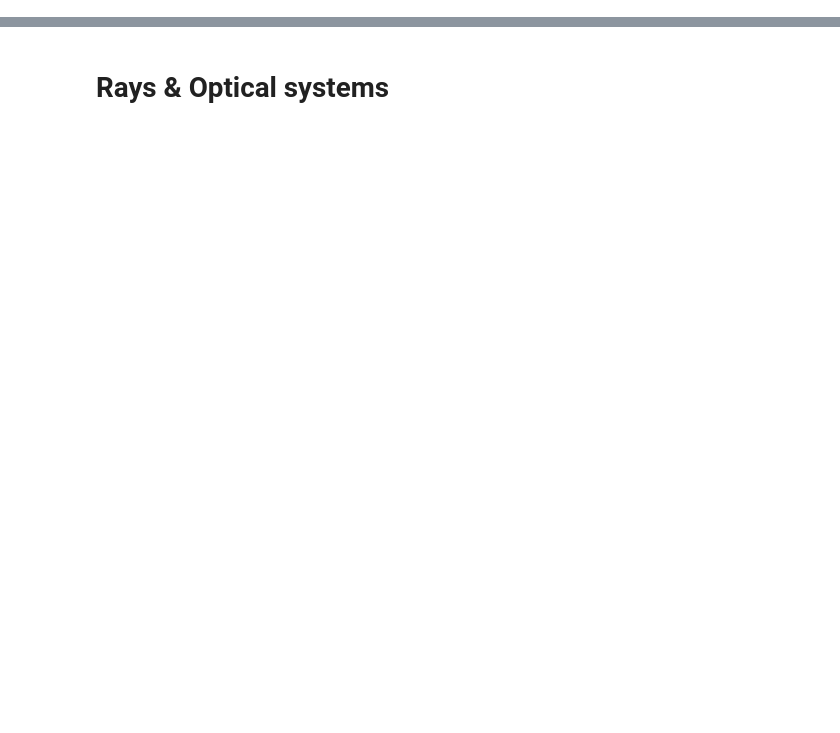
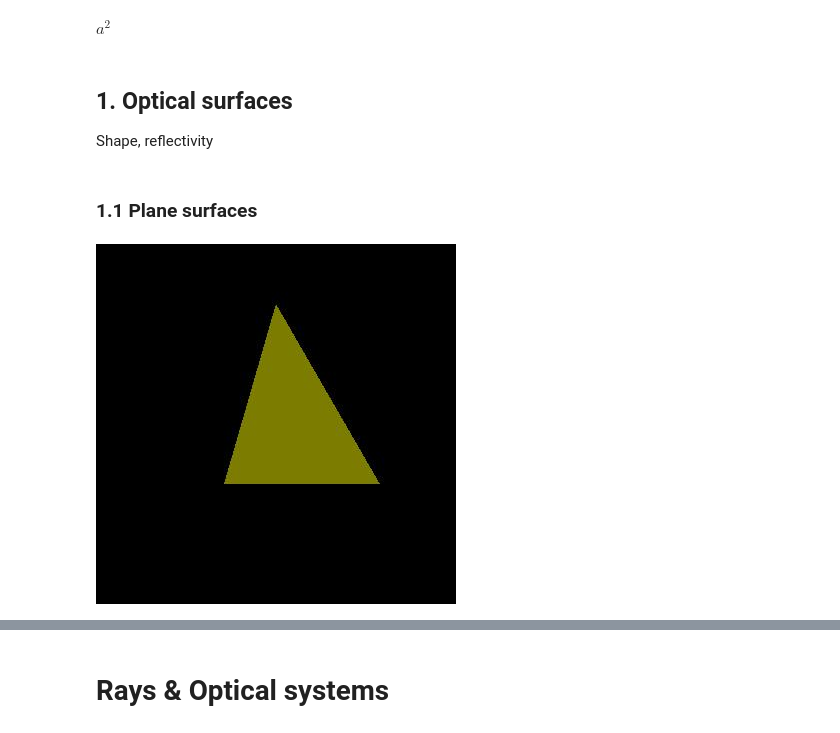
Before and after one commit to cihologramas/pyoptools, a Jupyter notebook: Tutorial.0.ipynb, the cells around one changed output, grey strips where cells are left out. Cells and saved outputs as stored; diff of their text form; code cells hidden in the pictures; blank space fills up the shorter version.

```diff
--- a/Tutorial.0.ipynb
+++ b/Tutorial.0.ipynb
@@ -65,0 +27,18 @@ IdealLens, IdealTLens Comparision
+# %% [markdown]
+$a^2$
+# %% [markdown]
+## 1. Optical surfaces
+
+Shape, reflectivity
+# %% [markdown]
+### 1.1 Plane surfaces
+# %%
+P1=Plane(shape=Circular(radius=(25)))
+P2=Plane(shape=Rectangular(size=(10,10)))
+P3=Plane(shape=Triangular(coord=((-30,0),(0,0),(-20,-30))))
+P=IdealSurface()
+# %%
+Plot3D(P3,center=(-20,-10,0),size=(60,60),rot=[(0,-pi/6,0)],scale=6)
+#Plot3D(P1,center=(0,0,0),size=(60,60),rot=[(0,0,0)],scale=6)
+# %% [output]
+[figure, added]
```
Also changed, not shown: parts of 35 cells of this notebook.
